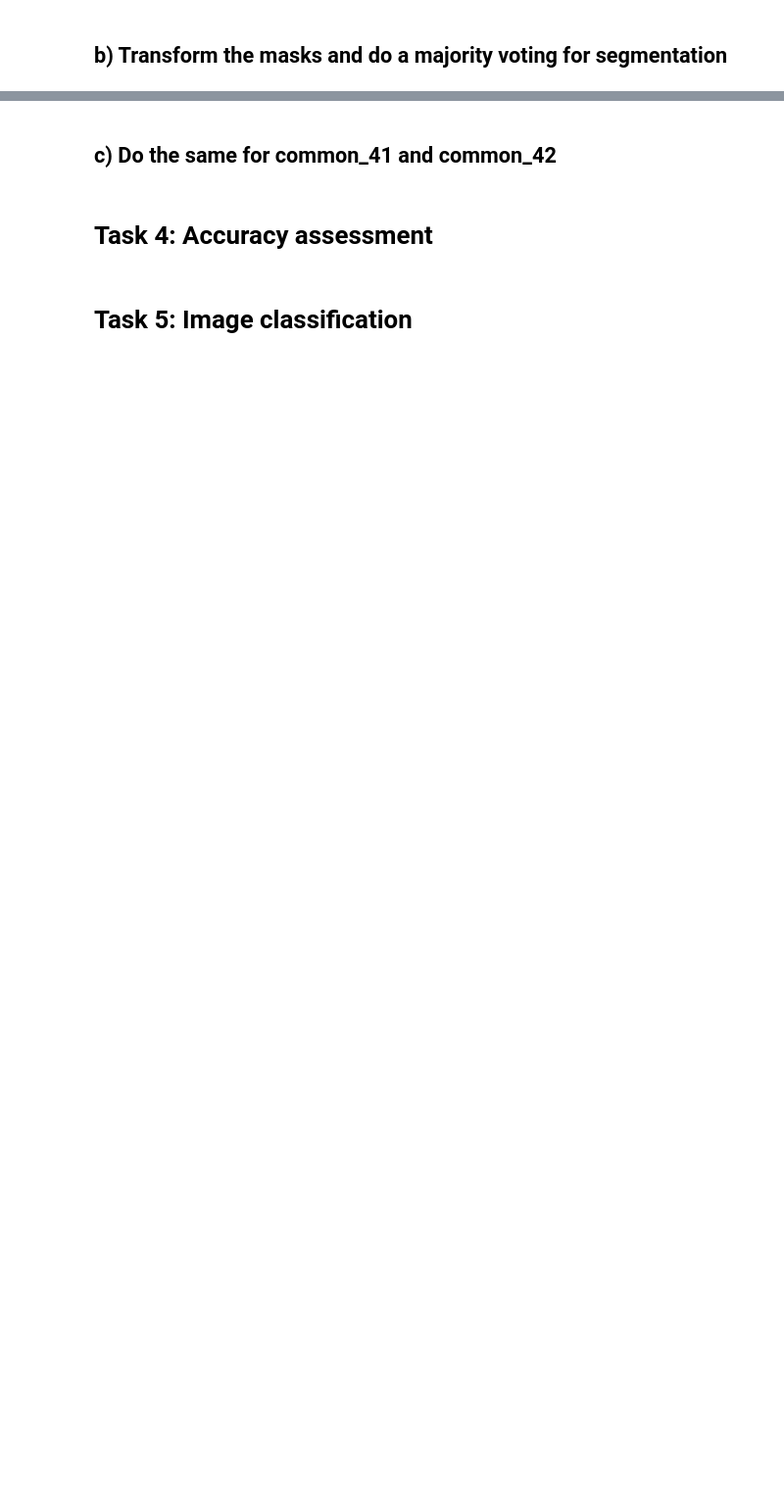
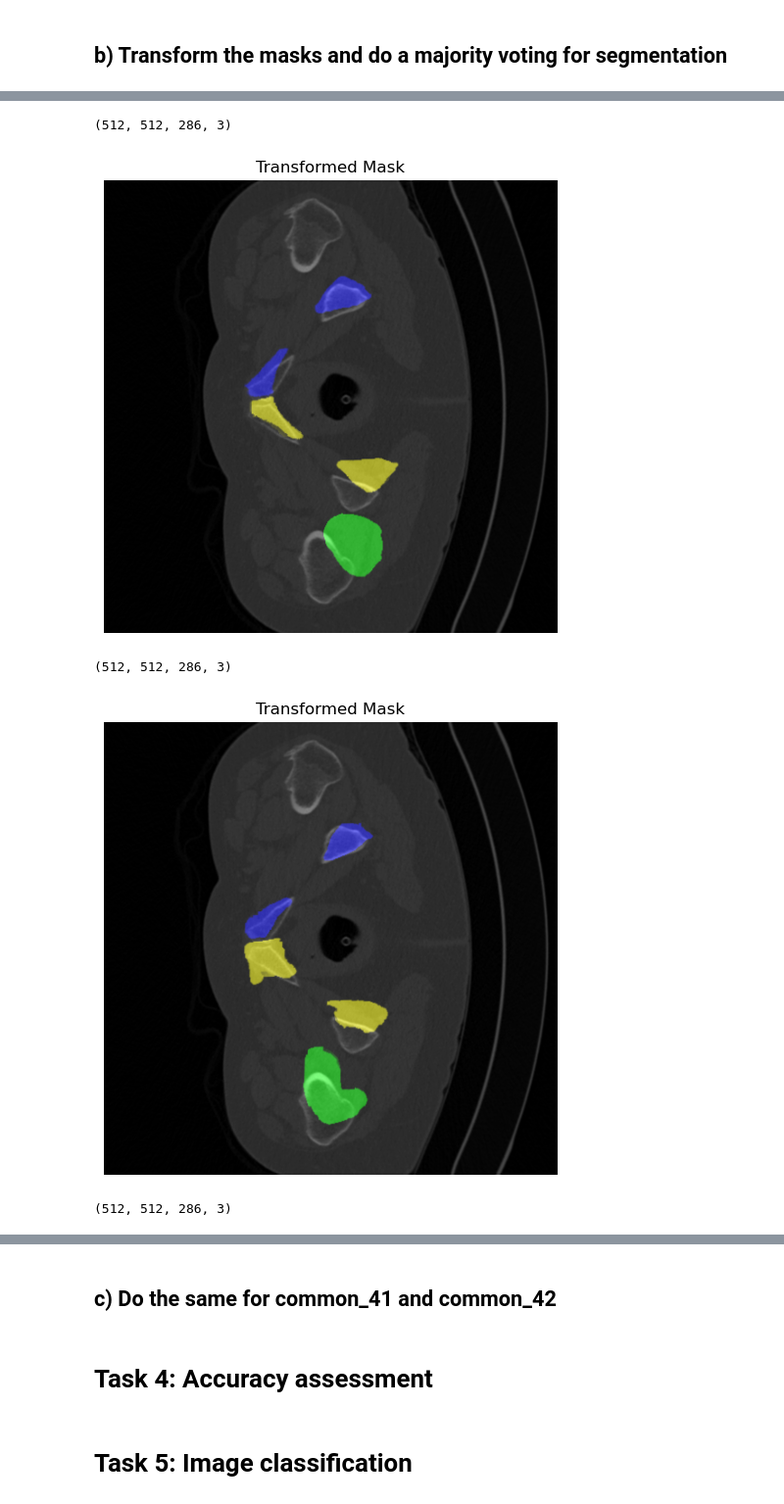
Before and after one commit to loicdemore/Projet3D_2, a Jupyter notebook: Notebook.ipynb, the cells around one changed output, grey strips where cells are left out. Shown at 98% size. Saved outputs shown, nothing was run; the diff lists cells and outputs as text; code cells hidden in the pictures; blank space fills up the shorter version.

```diff
--- a/Notebook.ipynb
+++ b/Notebook.ipynb
@@ -340,0 +349,18 @@ transformation
+# %%
+# Print the 3 masks to check the results
+for i,t_mask in enumerate(transformed_masks):
+    t_mask_array = sitk.GetArrayFromImage(t_mask)
+    t_mask_array = t_mask_array.swapaxes(0, 2)
+    print(t_mask_array.shape)
+    plt.figure(figsize=(12, 6))
+    plt.imshow(ref_array[:, :, ref_array.shape[2] // 2-100], cmap="gray")
+    plt.imshow(t_mask_array[:, :, ref_array.shape[2] // 2-100], alpha=0.5)
+    plt.title("Transformed Mask")
+    plt.axis("off")
+    plt.show()
+# %% [output]
+(512, 512, 286, 3)
+[figure, added]
+(512, 512, 286, 3)
+[figure, added]
+(512, 512, 286, 3)
```
Also changed, not shown: parts of 26 cells of this notebook.
